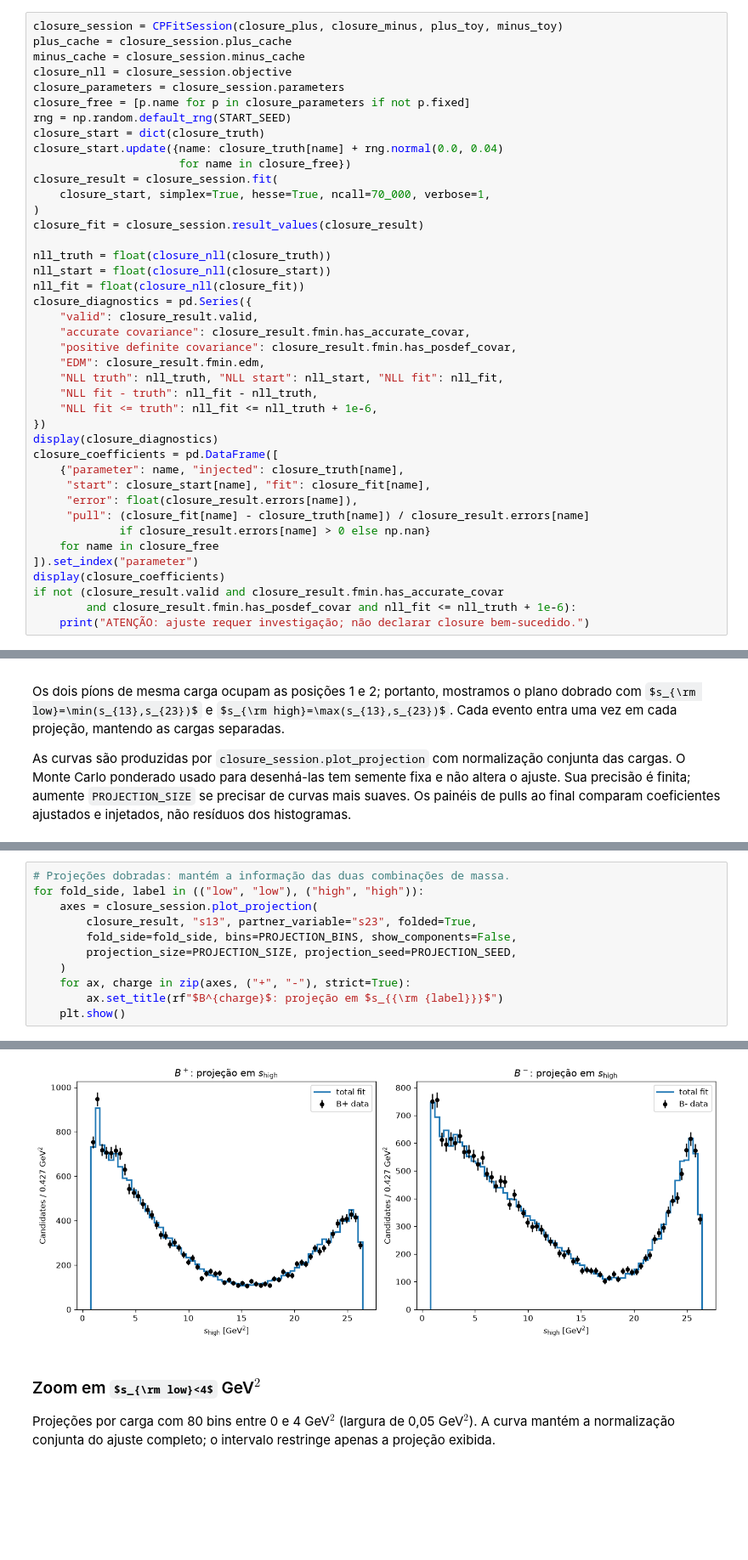
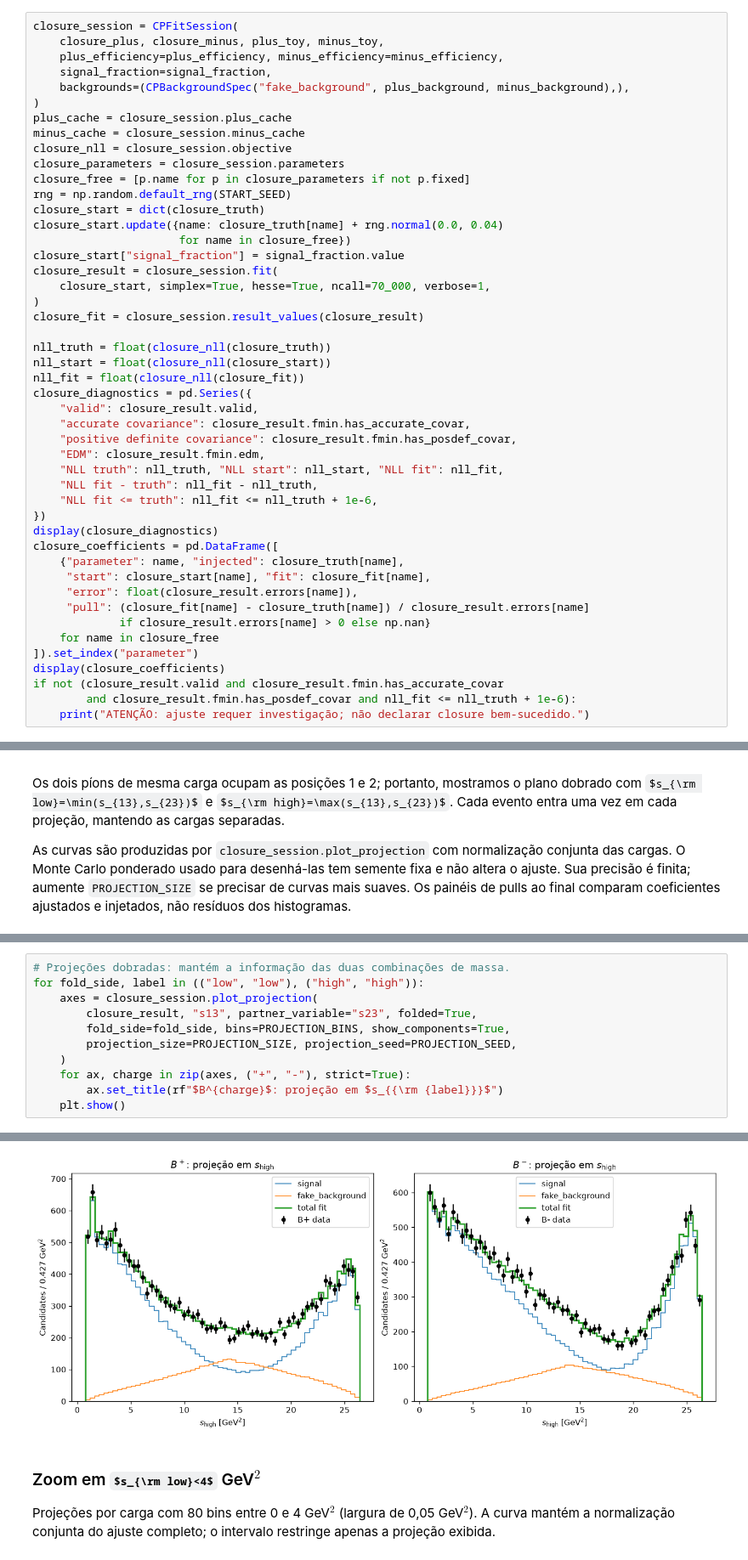
Before and after one commit to JuanBSLeite/DalitzPlotFitter, a Jupyter notebook: notebooks/benchmark/paper_isobar_benchmark_squaredp_01.ipynb, the cells around one changed output, grey strips where cells are left out. Shown at 85% size. Drawn from its saved outputs; the diff is of its cells as text; some formulas as TeX source; blank space fills up the shorter version.

```diff
--- a/notebooks/benchmark/paper_isobar_benchmark_squaredp_01.ipynb
+++ b/notebooks/benchmark/paper_isobar_benchmark_squaredp_01.ipynb
@@ -330,5 +372,10 @@ Toy: B+=19116, B-=20884; Square Dalitz (0, 1), resolução=1000
 # %%
-closure_session = CPFitSession(closure_plus, closure_minus, plus_toy, minus_toy)
+closure_session = CPFitSession(
+    closure_plus, closure_minus, plus_toy, minus_toy,
+    plus_efficiency=plus_efficiency, minus_efficiency=minus_efficiency,
+    signal_fraction=signal_fraction,
+    backgrounds=(CPBackgroundSpec("fake_background", plus_background, minus_background),),
+)
 plus_cache = closure_session.plus_cache
 minus_cache = closure_session.minus_cache
 closure_nll = closure_session.objective
@@ -338,6 +385,7 @@ rng = np.random.default_rng(START_SEED)
 closure_start = dict(closure_truth)
 closure_start.update({name: closure_truth[name] + rng.normal(0.0, 0.04)
                       for name in closure_free})
+closure_start["signal_fraction"] = signal_fraction.value
 closure_result = closure_session.fit(
     closure_start, simplex=True, hesse=True, ncall=70_000, verbose=1,
 )
@@ -507,7 +561,7 @@ plt.show()
 for fold_side, label in (("low", "low"), ("high", "high")):
     axes = closure_session.plot_projection(
         closure_result, "s13", partner_variable="s23", folded=True,
-        fold_side=fold_side, bins=PROJECTION_BINS, show_components=False,
+        fold_side=fold_side, bins=PROJECTION_BINS, show_components=True,
         projection_size=PROJECTION_SIZE, projection_seed=PROJECTION_SEED,
     )
     for ax, charge in zip(axes, ("+", "-"), strict=True):
@@ -518,4 +572,4 @@ for fold_side, label in (("low", "low"), ("high", "high")):
-[figure, old version]
+[figure, new version]
 # %% [markdown]
 ### Zoom em $s_{\rm low}<4$ GeV$^2$
 
```
Also changed, not shown: parts of 14 cells of this notebook, 5 other files.
